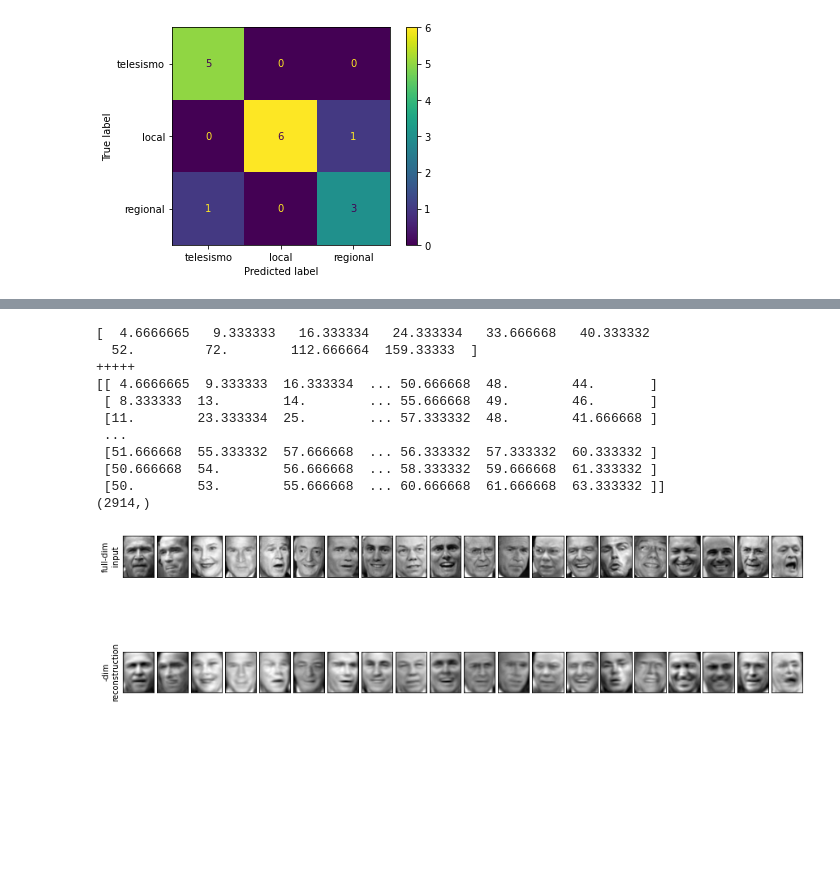
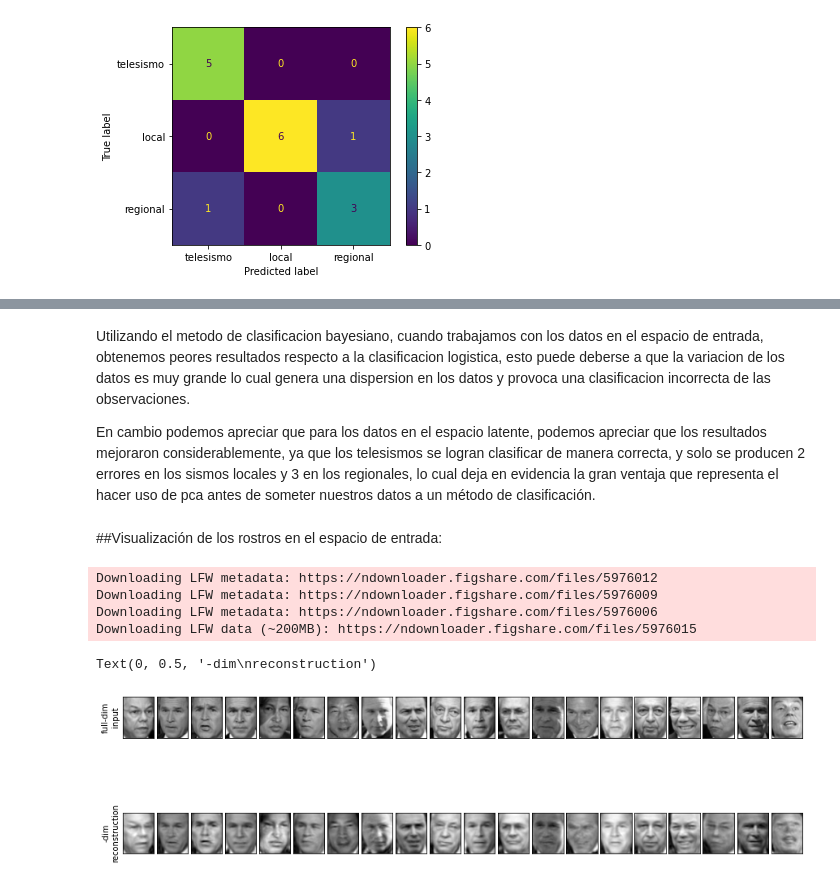
Before and after one commit to ManuelBothert/Miniproyecto-2-TSIII, a Jupyter notebook: MiniProyecto2.ipynb, the cells around one changed output, grey strips where cells are left out. Saved outputs shown, nothing was run; the diff lists cells and outputs as text; code cells hidden in the pictures; blank space fills up the shorter version.

```diff
--- a/MiniProyecto2.ipynb
+++ b/MiniProyecto2.ipynb
@@ -331,29 +280,29 @@ projected = pca.inverse_transform(components)
+# %% [markdown]
+Utilizando el metodo de clasificacion bayesiano, cuando trabajamos con los datos en el espacio de entrada, obtenemos peores resultados respecto a la clasificacion logistica, esto puede deberse a que la variacion de los datos es muy grande lo cual genera una dispersion en los datos y provoca una clasificacion incorrecta de las observaciones.
+
+En cambio podemos apreciar que para los datos en el espacio latente, podemos apreciar que los resultados mejoraron considerablemente, ya que los telesismos se logran clasificar de manera correcta, y solo se producen 2 errores en los sismos locales y 3 en los regionales, lo cual deja en evidencia la gran ventaja que representa el hacer uso de pca antes de someter nuestros datos a un método de clasificación.
+# %% [markdown]
+##Visualización de los rostros en el espacio de entrada:
 # %%
-# Plot the results
-fig, ax = plt.subplots(2, 20, figsize=(15,5),
-                       subplot_kw={'xticks':[], 'yticks':[]},
-                       gridspec_kw=dict(hspace=0.1, wspace=0.1))
-print(faces.data[1,:10])
-print("+++++")
-a = faces.data[1].reshape(62,47)
-print(faces.data[1].reshape(62,47))
-print(faces.data[1].shape)
+# Compute the components and projected faces
+faces = fetch_lfw_people(min_faces_per_person=60)
+X_vectores = faces.data
+pca = PCA(n_components = 128,svd_solver='randomized').fit(faces.data)
+pca.fit(X_vectores)
+Z = pca.transform(X_vectores)
+projected = pca.inverse_transform(Z)
+
+fig, ax = plt.subplots(2, 20, figsize=(15,5), subplot_kw={'xticks':[], 'yticks':[]}, gridspec_kw=dict(hspace=0.1, wspace=0.1))
 for i in range(20):
-    ax[0, i].imshow(faces.data[i].reshape(62, 47), cmap='binary_r')
+    ax[0, i].imshow(X_vectores[i].reshape(62, 47), cmap='binary_r')
     ax[1, i].imshow(projected[i].reshape(62, 47), cmap='binary_r')
 
 ax[0, 0].set_ylabel('full-dim\ninput')
-ax[1, 0].set_ylabel('-dim\nreconstruction');
+ax[1, 0].set_ylabel('-dim\nreconstruction')
 # %% [output]
-[  4.6666665   9.333333   16.333334   24.333334   33.666668   40.333332
-  52.         72.        112.666664  159.33333  ]
-+++++
-[[ 4.6666665  9.333333  16.333334  ... 50.666668  48.        44.       ]
- [ 8.333333  13.        14.        ... 55.666668  49.        46.       ]
- [11.        23.333334  25.        ... 57.333332  48.        41.666668 ]
- ...
- [51.666668  55.333332  57.666668  ... 56.333332  57.333332  60.333332 ]
- [50.666668  54.        56.666668  ... 58.333332  59.666668  61.333332 ]
- [50.        53.        55.666668  ... 60.666668  61.666668  63.333332 ]]
-(2914,)
+Downloading LFW metadata: https://ndownloader.figshare.com/files/5976012
+Downloading LFW metadata: https://ndownloader.figshare.com/files/5976009
+Downloading LFW metadata: https://ndownloader.figshare.com/files/5976006
+Downloading LFW data (~200MB): https://ndownloader.figshare.com/files/5976015
+Text(0, 0.5, '-dim\nreconstruction')
-[figure, old version]
+[figure, new version]
```
Also changed, not shown: parts of 28 cells of this notebook.
